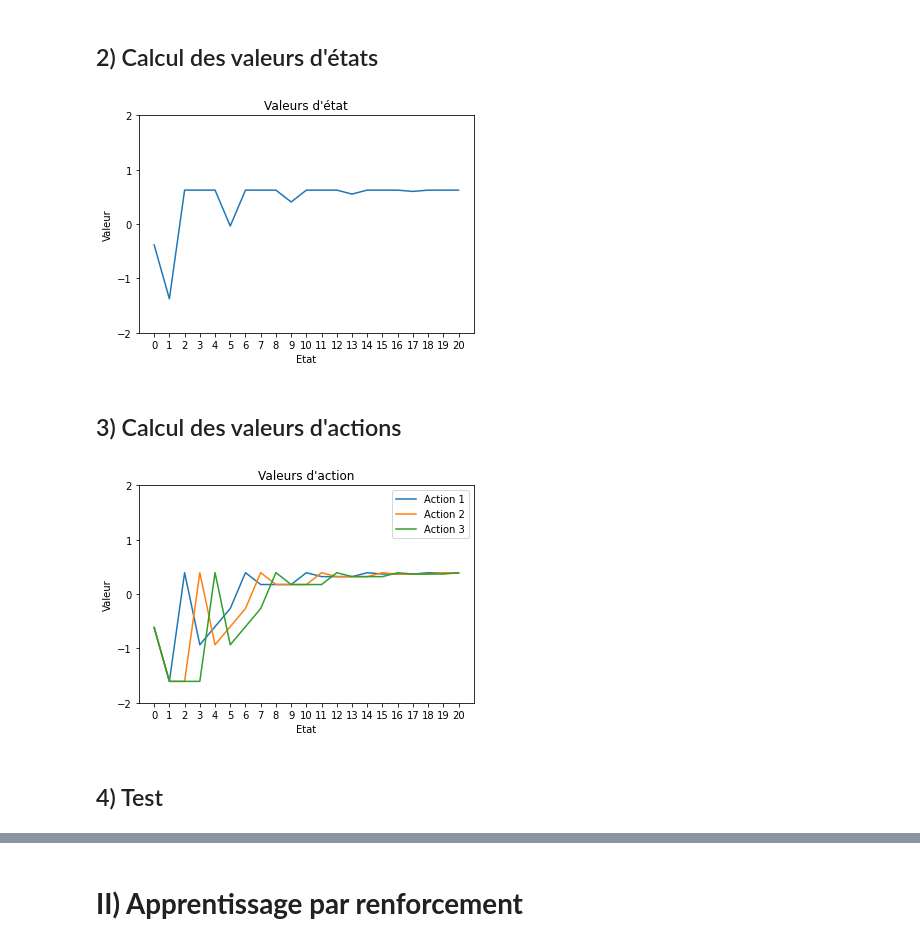
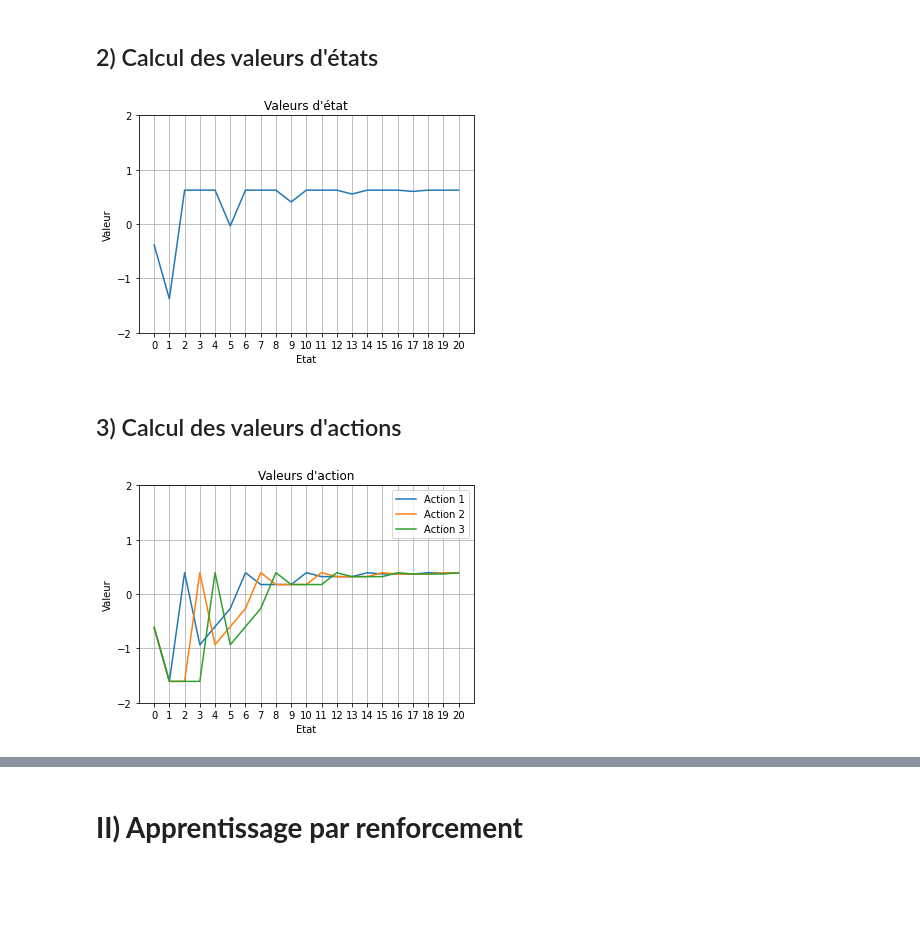
Before and after one commit to yanisadel/ML-from-scratch, a Jupyter notebook: Reinforcement Learning/Nim.ipynb, the cells around one changed output, grey strips where cells are left out. Drawn from its saved outputs; the diff is of its cells as text; code cells hidden in the pictures; blank space fills up the shorter version.

```diff
--- a/Reinforcement Learning/Nim.ipynb
+++ b/Reinforcement Learning/Nim.ipynb
@@ -25,10 +28,10 @@ print("Actions : ", actions)
 # %%
 # Récompenses
 # La récompense est -1 si après avoir joué on arrive sur l'état 0, et 1 si après avoir joué le joueur adverse arrive sur l'état 1
-R = np.zeros((nb_actions, nb_states))
+rewards = np.zeros((nb_actions, nb_states))
 for act in actions:
   for j in range(act+1):
-    R[act-1][j] = -1
-  R[act-1][act+1] = 1
+    rewards[act-1][j] = -1
+  rewards[act-1][act+1] = 1
 
-print("Recompenses : \n", R)
+print("Recompenses : \n", rewards)
@@ -62,24 +73,25 @@ for act in actions:
 # %%
 gamma = 0.99
 nb_steps = 50
 
 V = np.array([0 for _ in range(nb_states)])
 
 for _ in range(nb_steps):
-  V = np.amax(R + gamma*np.matmul(P,V), axis=0)
+  V = np.amax(rewards + gamma*np.matmul(P,V), axis=0)
 
-def affiche_valeurs_etat(states, V):
+def affiche_valeurs_etats(states, V):
     plt.plot(states[:-1], V[:-1])
     plt.title("Valeurs d'état")
     plt.xlabel('Etat')
     plt.ylabel('Valeur')
     plt.xticks(states[:-1])
     plt.yticks([-2, -1, 0, 1, 2])
+    plt.grid()
     plt.show()
 
 affiche_valeurs_etats(states, V)
 # %% [output]
-[figure, old version]
+[figure, new version]
 # %% [markdown]
 ## 3) Calcul des valeurs d'actions
 # %%
@@ -89,9 +101,9 @@ nb_steps = 100
 Q = np.zeros((nb_actions, nb_states))
 
 for _ in range(nb_steps):
-  Q = R + gamma*np.matmul(P, np.amax(Q, axis=0))
+  Q = rewards + gamma*np.matmul(P, np.amax(Q, axis=0))
 
-def affiche_valeurs_action(states, Q):
+def affiche_valeurs_actions(states, Q):
     nb_actions = Q.shape[0]
     for i in range(nb_actions):
       plt.plot(states[:-1], Q[i, :-1])
@@ -101,11 +113,10 @@ def affiche_valeurs_action(states, Q):
     plt.ylabel('Valeur')
     plt.xticks(states[:-1])
     plt.yticks([-2, -1, 0, 1, 2])
+    plt.grid()
 
     plt.show()
 
-affiche_valeurs_action(states, Q)
+affiche_valeurs_actions(states, Q)
 # %% [output]
-[figure, old version]
+[figure, new version]
-# %% [markdown]
-## 4) Test
```
Also changed, not shown: parts of 18 cells of this notebook.
